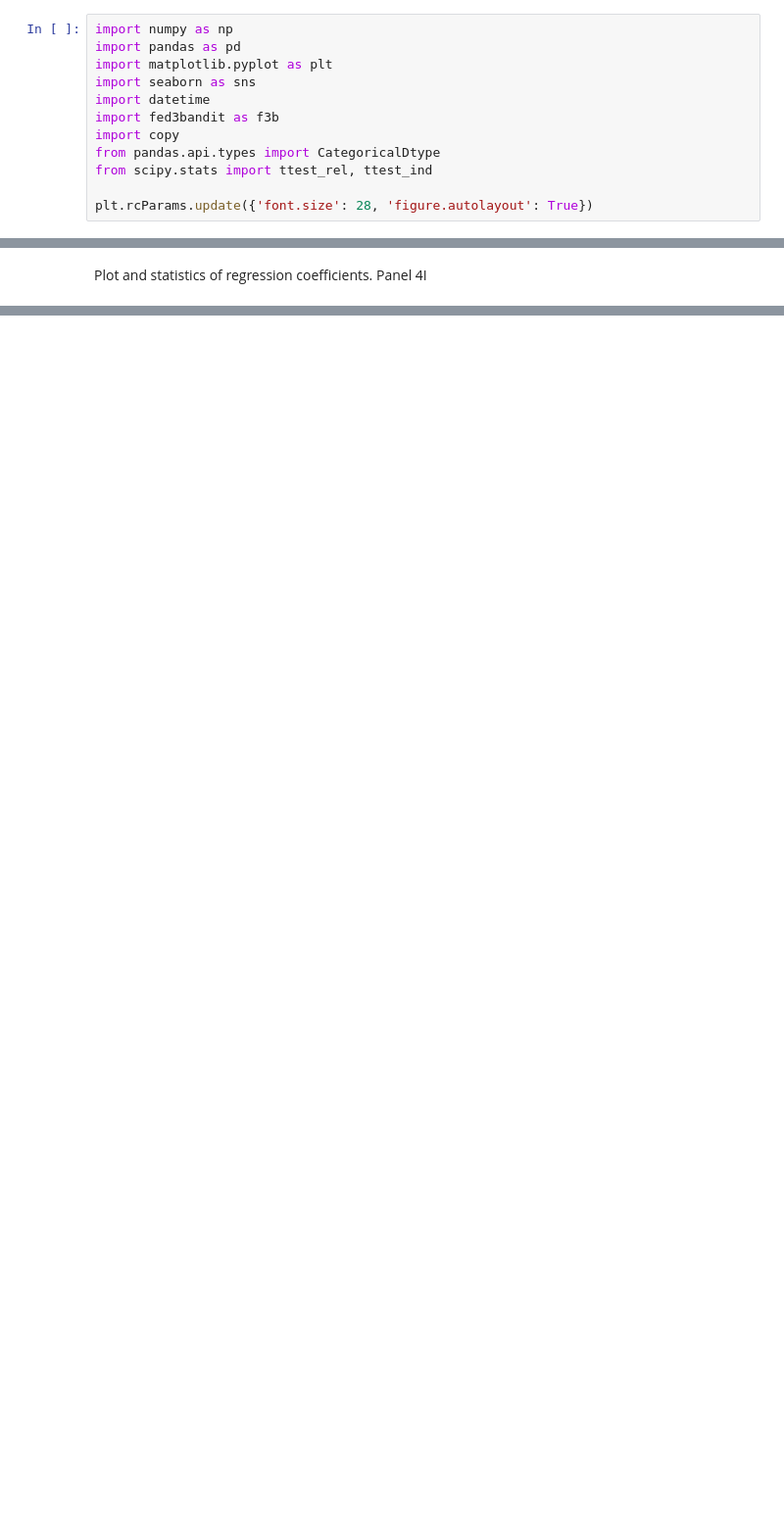
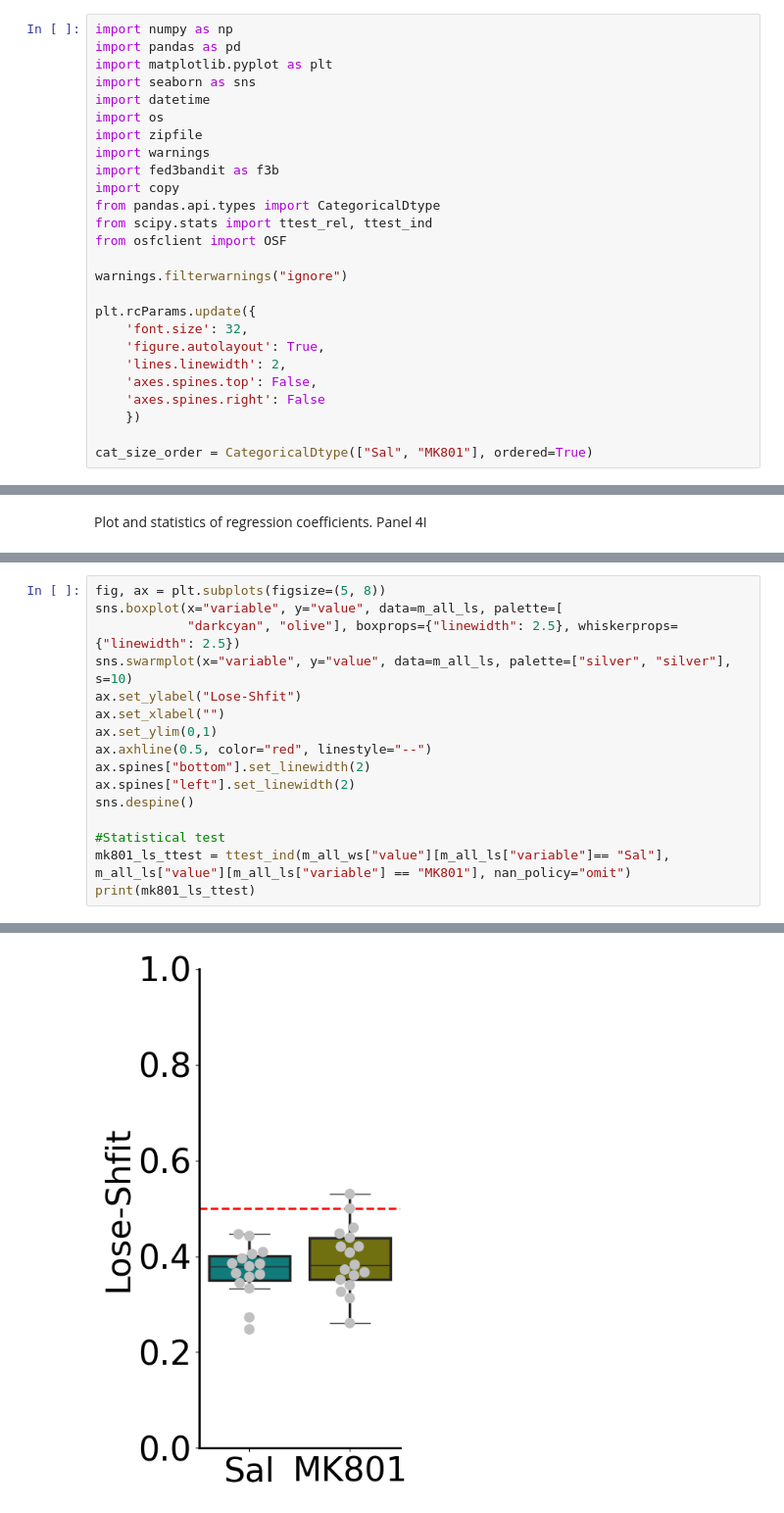
Before and after one commit to AlexLM96/Legaria_etal_2025, a Jupyter notebook: analyses/Figure_3.ipynb, the cells around one changed output, grey strips where cells are left out. Shown at 98% size. Cells and saved outputs as stored; diff of their text form; blank space fills up the shorter version.

```diff
--- a/analyses/Figure_3.ipynb
+++ b/analyses/Figure_3.ipynb
@@ -10,10 +8,24 @@ import pandas as pd
 import matplotlib.pyplot as plt
 import seaborn as sns
 import datetime
+import os
+import zipfile
+import warnings
 import fed3bandit as f3b
 import copy
 from pandas.api.types import CategoricalDtype
 from scipy.stats import ttest_rel, ttest_ind
+from osfclient import OSF
 
-plt.rcParams.update({'font.size': 28, 'figure.autolayout': True})
+warnings.filterwarnings("ignore")
+
+plt.rcParams.update({
+    'font.size': 32,
+    'figure.autolayout': True,
+    'lines.linewidth': 2,
+    'axes.spines.top': False,
+    'axes.spines.right': False
+    })
+
+cat_size_order = CategoricalDtype(["Sal", "MK801"], ordered=True)
 # %% [markdown]
@@ -380,0 +627,17 @@ print(mk801_pauc_ttest)
+# %%
+fig, ax = plt.subplots(figsize=(5, 8))
+sns.boxplot(x="variable", y="value", data=m_all_ls, palette=[
+            "darkcyan", "olive"], boxprops={"linewidth": 2.5}, whiskerprops={"linewidth": 2.5})
+sns.swarmplot(x="variable", y="value", data=m_all_ls, palette=["silver", "silver"], s=10)
+ax.set_ylabel("Lose-Shfit")
+ax.set_xlabel("")
+ax.set_ylim(0,1)
+ax.axhline(0.5, color="red", linestyle="--")
+ax.spines["bottom"].set_linewidth(2)
+ax.spines["left"].set_linewidth(2)
+sns.despine()
+
+#Statistical test
+mk801_ls_ttest = ttest_ind(m_all_ws["value"][m_all_ls["variable"]== "Sal"], m_all_ls["value"][m_all_ls["variable"] == "MK801"], nan_policy="omit")
+print(mk801_ls_ttest)
+# %% [output]
@@ -380,0 +645 @@ print(mk801_pauc_ttest)
+[figure, added]
```
Also changed, not shown: parts of 29 cells of this notebook, 1 other file.
